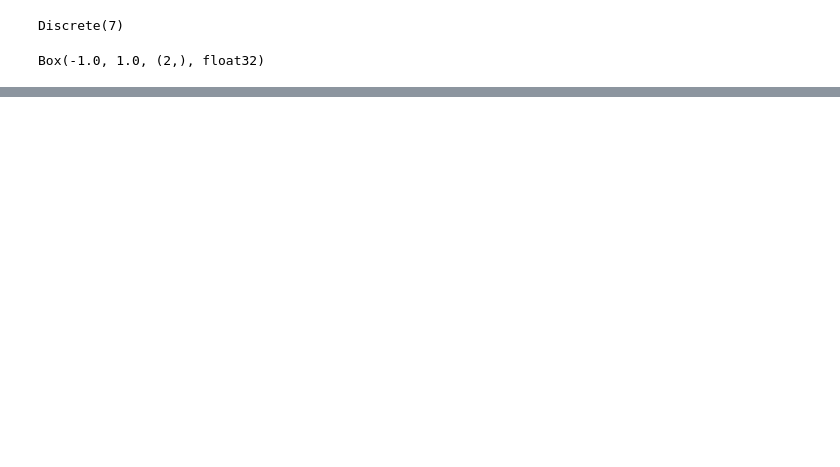
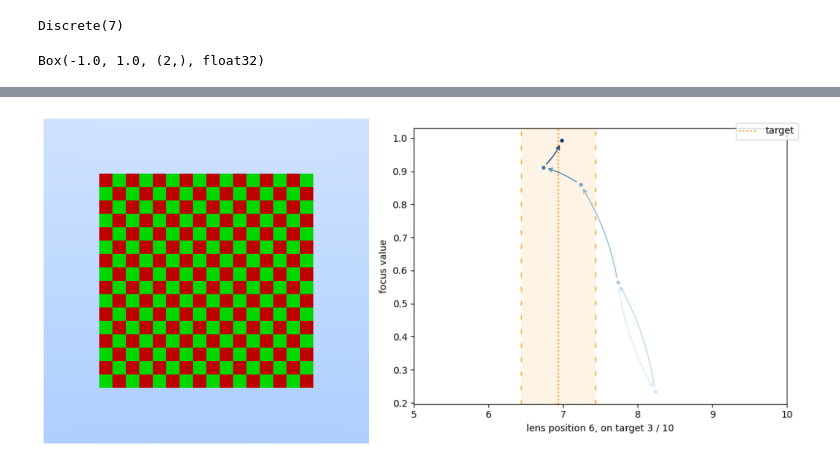
Before and after one commit to jeffwhunter/reinfocus, a Jupyter notebook: examples/environment.ipynb, the cells around one changed output, grey strips where cells are left out. Cells and saved outputs as stored; diff of their text form; code cells hidden in the pictures; blank space fills up the shorter version.

```diff
--- a/examples/environment.ipynb
+++ b/examples/environment.ipynb
@@ -57,0 +62,4 @@ show(e.render())
+# %%
+cross_target((3, 4), e._state[1] > e._state[0])
+# %% [output]
+[figure, added]
```
Also changed, not shown: parts of 13 cells of this notebook, 4 other files.
